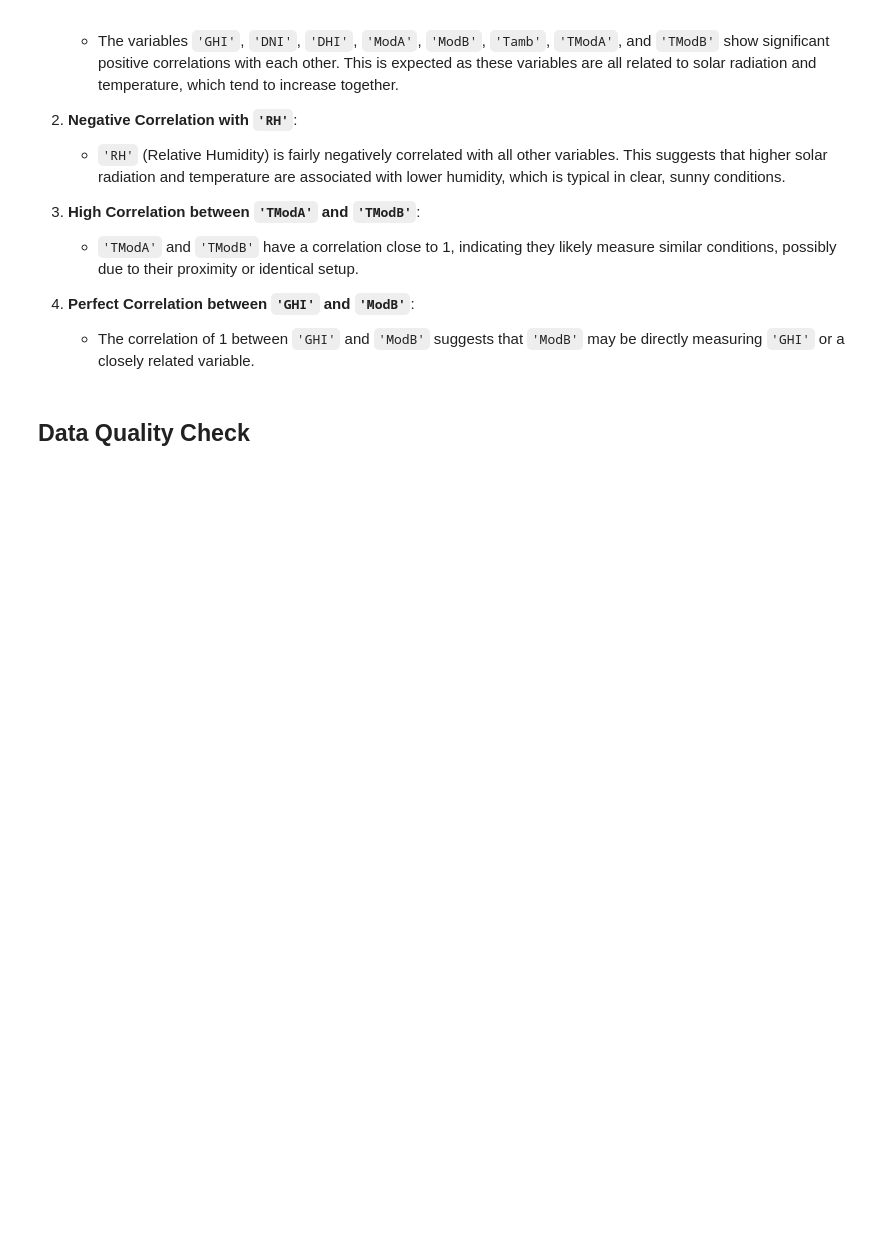
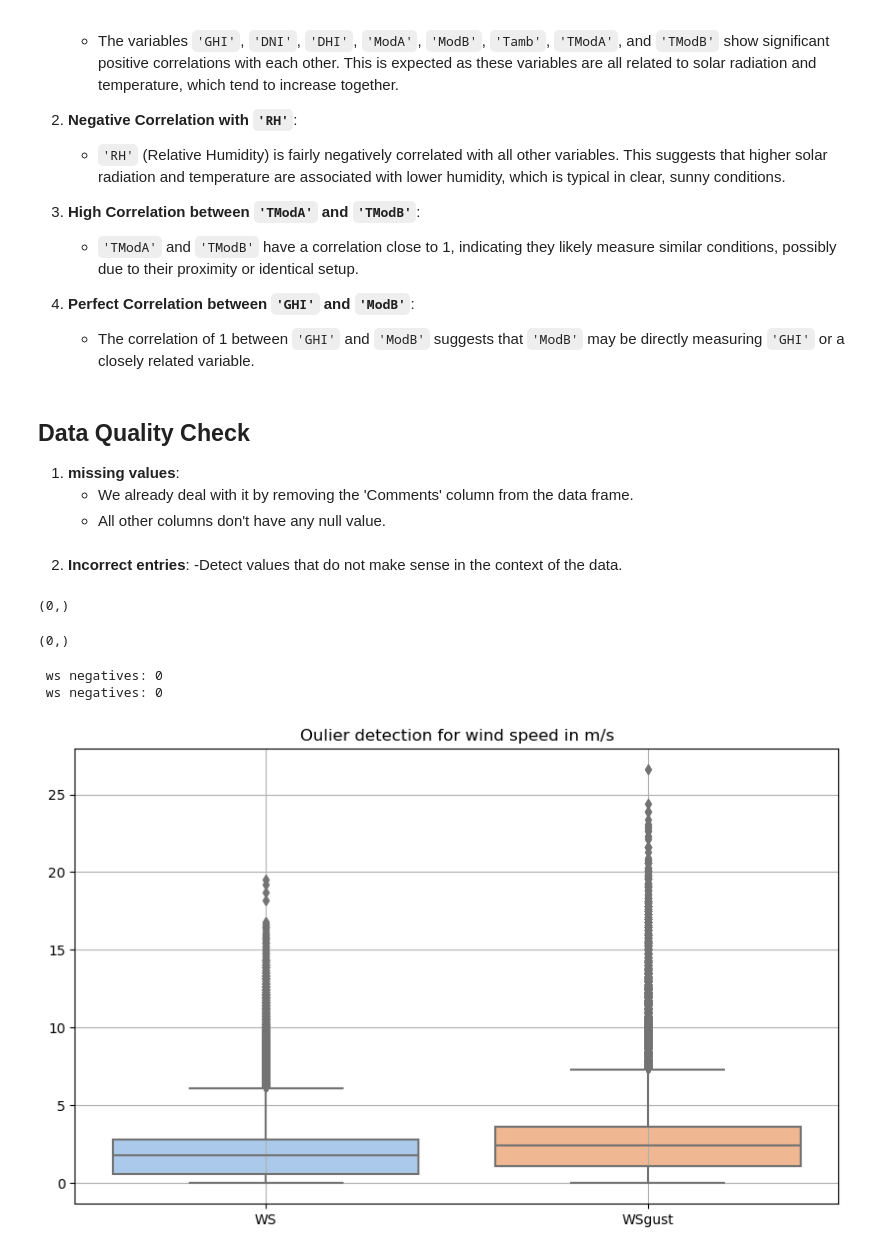
Before and after one commit to davedawitdave/Solar-Insights-Data-Driven-Exploration-and-Interactive-Dashboard-for-Solar-Radiation-Measurement, a Jupyter notebook: Notebooks/data exploration.ipynb, the cells around one changed output. Cells and saved outputs as stored; diff of their text form; code cells hidden in the pictures; blank space fills up the shorter version.

Commit message:
time-series analysis, corrlation, some outlier detection

```diff
--- a/Notebooks/data exploration.ipynb
+++ b/Notebooks/data exploration.ipynb
@@ -120,3 +139,33 @@ plt.show()
    - The correlation of 1 between `'GHI'` and `'ModB'` suggests that `'ModB'` may be directly measuring `'GHI'` or a closely related variable.
 # %% [markdown]
 ## Data Quality Check
+1. **missing values**:
+   - We already deal with it by removing the 'Comments' column from the data frame.
+   - All other columns don't have any null value.
+# %% [markdown]
+2. **Incorrect entries**:
+    -Detect values that do not make sense in the context of the data.
+# %%
+precipitation_negatives = data['Precipitation'][data['Precipitation'] < 0]
+precipitation_negatives.shape
+# %% [output]
+(0,)
+# %%
+invalid_cleaning = data['Cleaning'][~data['Cleaning'].isin([0, 1])]
+invalid_cleaning.shape
+# %% [output]
+(0,)
+# %%
+ws_negatives = data['WS'][data['WS'] < 0]
+wsgust_negatives = data['WSgust'][data['WSgust'] < 0]
+print(f' ws negatives: {ws_negatives.shape[0]}')
+print(f' ws negatives: {ws_negatives.shape[0]}')
+# %% [output]
+ ws negatives: 0
+ ws negatives: 0
+# %%
+charts = Charts(data)
+# %%
+charts.boxplot(column = ['WS', 'WSgust'], title = "Oulier detection for wind speed in m/s")
+# %% [output]
+[figure, added]
```
Also changed, not shown: parts of 21 cells of this notebook, 2 other files.
